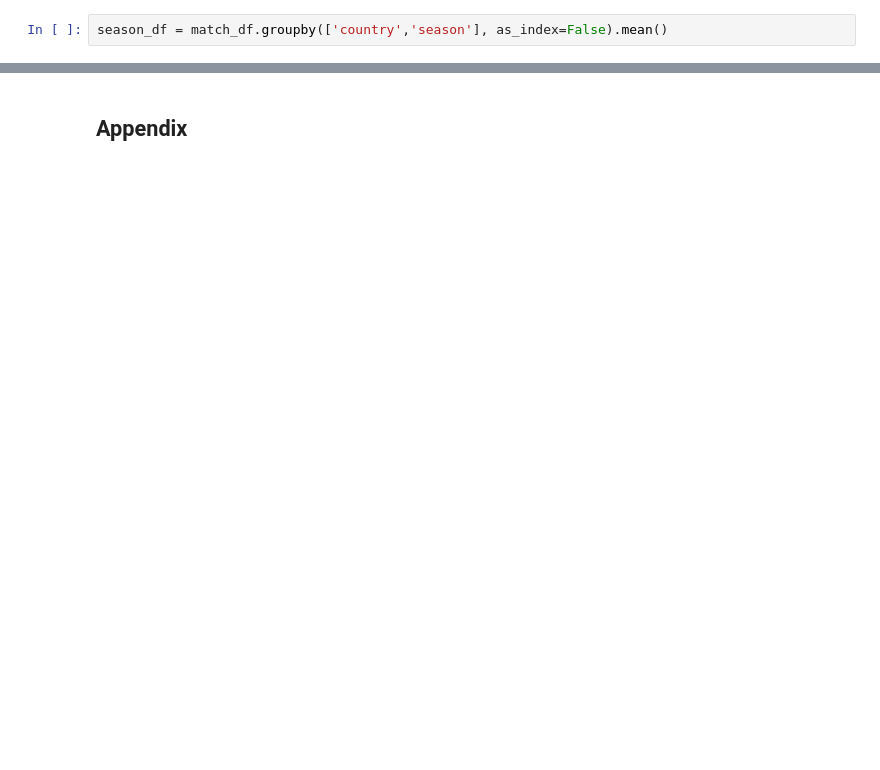
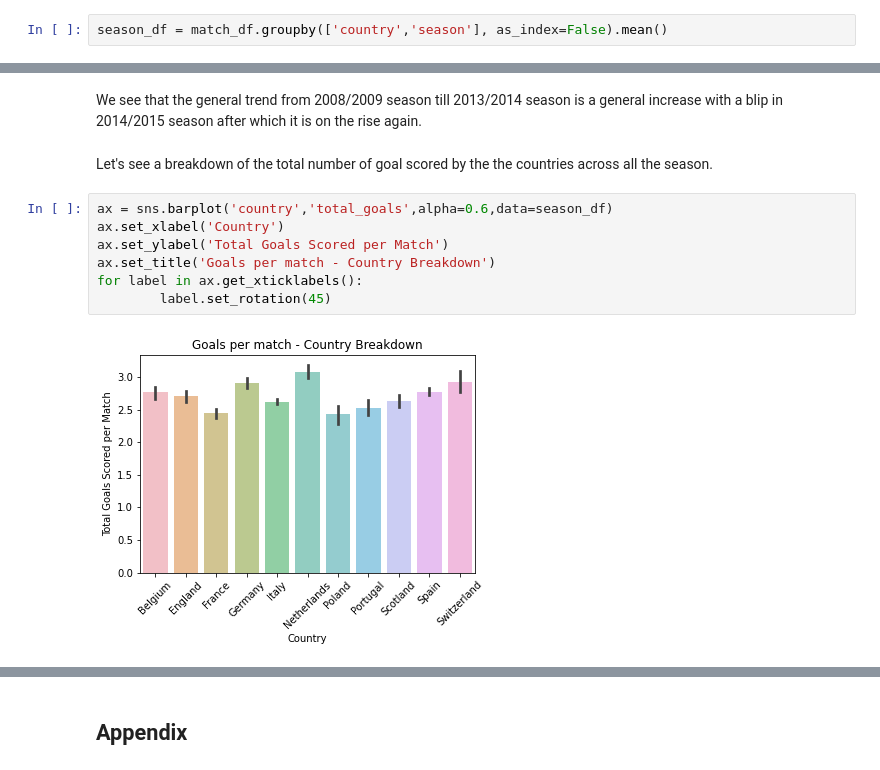
Before and after one commit to akkiannu/Soccer-Data-Analysis, a Jupyter notebook: Investigate_a_Dataset.ipynb, the cells around one changed output, grey strips where cells are left out. Cells and saved outputs as stored; diff of their text form; blank space fills up the shorter version.

```diff
--- a/Investigate_a_Dataset.ipynb
+++ b/Investigate_a_Dataset.ipynb
@@ -446,0 +444,13 @@ ax.set_xticklabels(ax.get_xticklabels(),rotation=90)
+# %% [markdown]
+We see that the general trend from 2008/2009 season till 2013/2014 season is a general increase with a blip in 2014/2015 season after which it is on the rise again.
+# %% [markdown]
+Let's see a breakdown of the total number of goal scored by the the countries across all the season.
+# %%
+ax = sns.barplot('country','total_goals',alpha=0.6,data=season_df)
+ax.set_xlabel('Country')
+ax.set_ylabel('Total Goals Scored per Match')
+ax.set_title('Goals per match - Country Breakdown')
+for label in ax.get_xticklabels():
+        label.set_rotation(45)
+# %% [output]
+[figure, added]
```
Also changed, not shown: parts of 30 cells of this notebook.
